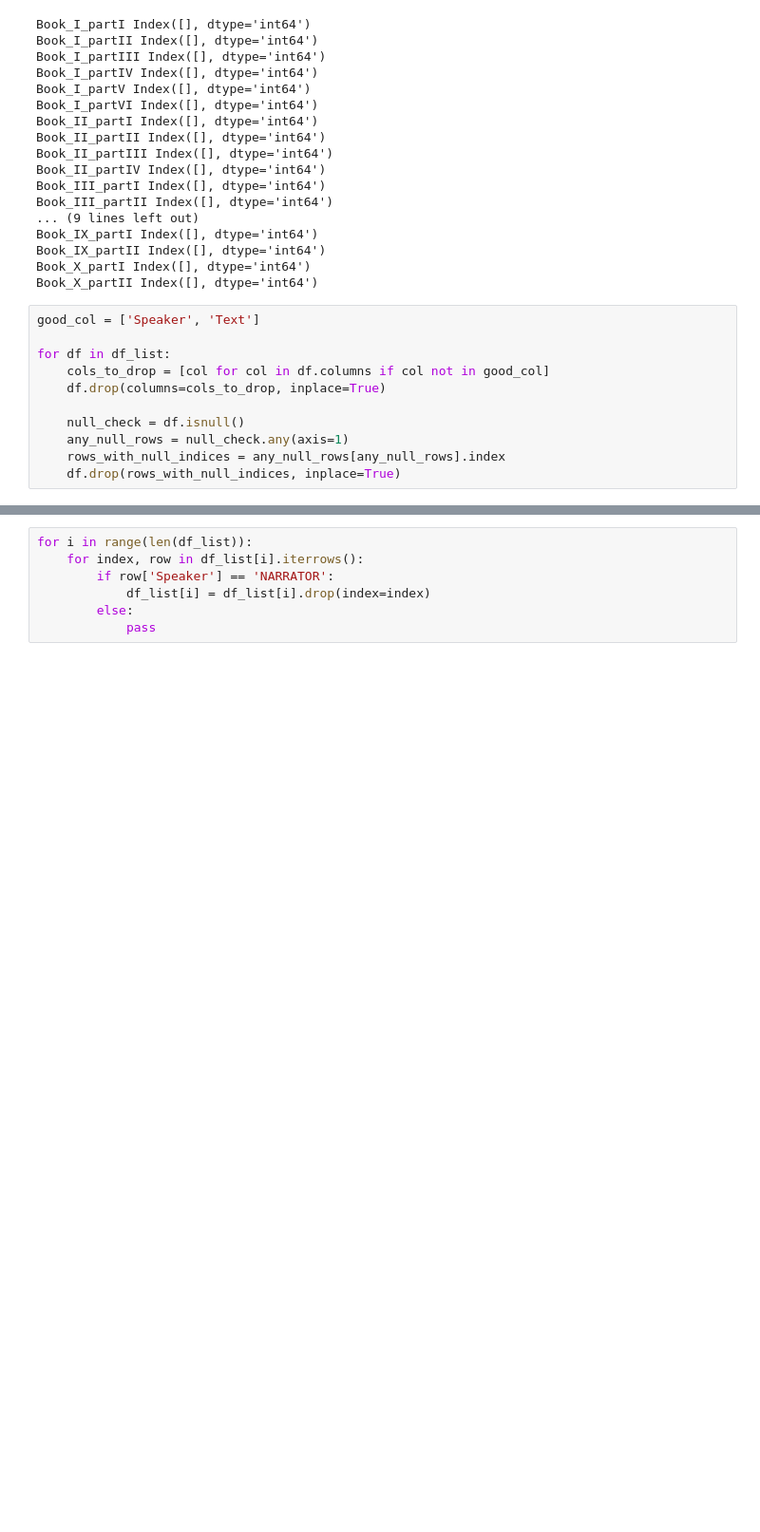
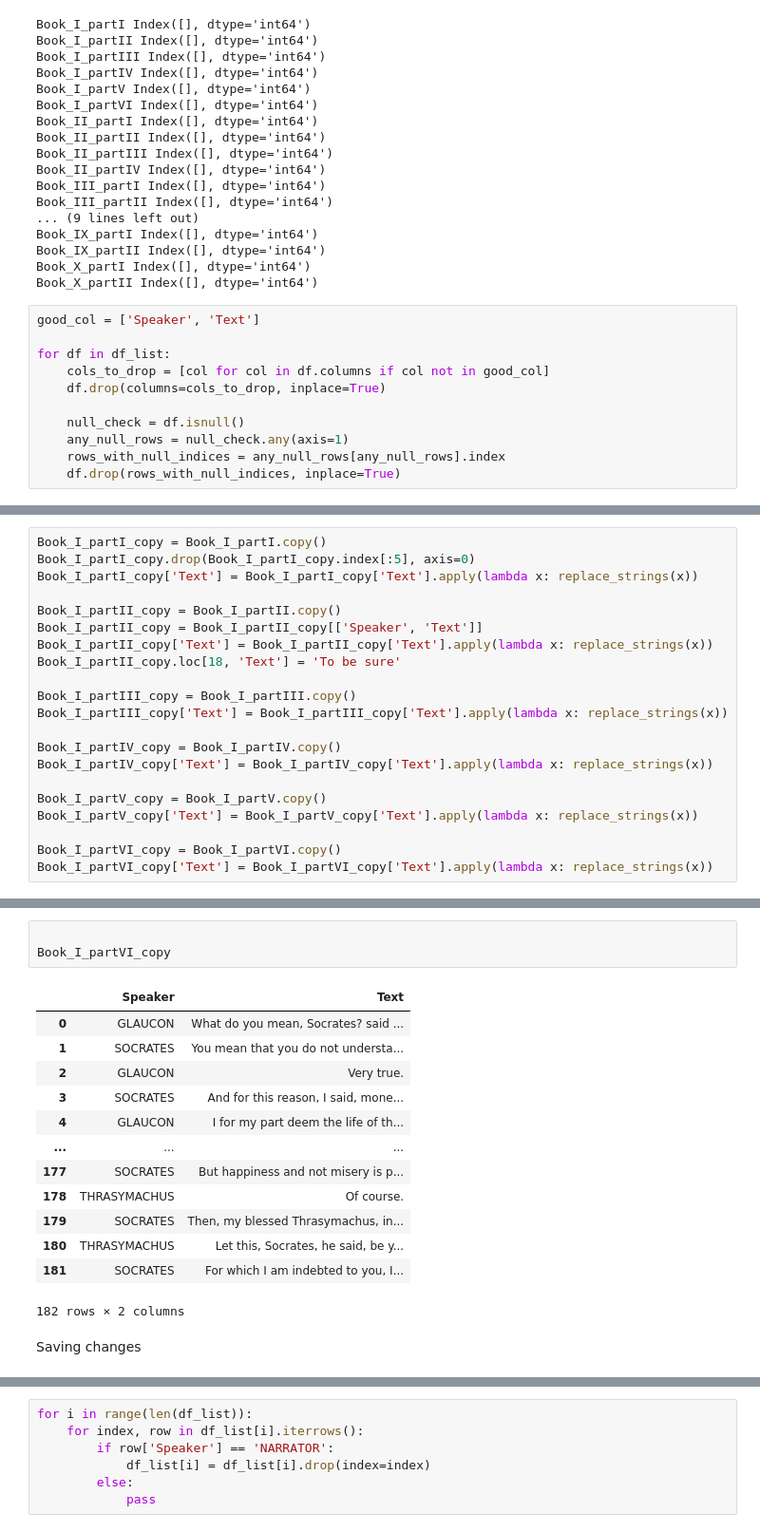
Before and after one commit to LouisDeclee/EduCrate, a Jupyter notebook: code/notebooks/test.ipynb, the cells around one changed output, grey strips where cells are left out. Shown at 95% size. Saved outputs shown, nothing was run; the diff lists cells and outputs as text; blank space fills up the shorter version.

```diff
--- a/code/notebooks/test.ipynb
+++ b/code/notebooks/test.ipynb
@@ -267,0 +283,21 @@ for df in df_list:
+# %%
+Book_I_partI_copy = Book_I_partI.copy()
+Book_I_partI_copy.drop(Book_I_partI_copy.index[:5], axis=0)
+Book_I_partI_copy['Text'] = Book_I_partI_copy['Text'].apply(lambda x: replace_strings(x))
+
+Book_I_partII_copy = Book_I_partII.copy()
+Book_I_partII_copy = Book_I_partII_copy[['Speaker', 'Text']]
+Book_I_partII_copy['Text'] = Book_I_partII_copy['Text'].apply(lambda x: replace_strings(x))
+Book_I_partII_copy.loc[18, 'Text'] = 'To be sure'
+
+Book_I_partIII_copy = Book_I_partIII.copy()
+Book_I_partIII_copy['Text'] = Book_I_partIII_copy['Text'].apply(lambda x: replace_strings(x))
+
+Book_I_partIV_copy = Book_I_partIV.copy()
+Book_I_partIV_copy['Text'] = Book_I_partIV_copy['Text'].apply(lambda x: replace_strings(x))
+
+Book_I_partV_copy = Book_I_partV.copy()
+Book_I_partV_copy['Text'] = Book_I_partV_copy['Text'].apply(lambda x: replace_strings(x))
+
+Book_I_partVI_copy = Book_I_partVI.copy()
+Book_I_partVI_copy['Text'] = Book_I_partVI_copy['Text'].apply(lambda x: replace_strings(x))
@@ -267,0 +353,19 @@ for df in df_list:
+# %%
+
+Book_I_partVI_copy
+# %% [output]
+|  | Speaker | Text |
+| 0 | GLAUCON | What do you mean, Socrates? said ... |
+| 1 | SOCRATES | You mean that you do not understa... |
+| 2 | GLAUCON | Very true. |
+| 3 | SOCRATES | And for this reason, I said, mone... |
+| 4 | GLAUCON | I for my part deem the life of th... |
+| ... | ... | ... |
+| 177 | SOCRATES | But happiness and not misery is p... |
+| 178 | THRASYMACHUS | Of course. |
+| 179 | SOCRATES | Then, my blessed Thrasymachus, in... |
+| 180 | THRASYMACHUS | Let this, Socrates, he said, be y... |
+| 181 | SOCRATES | For which I am indebted to you, I... |
+182 rows × 2 columns
+# %% [markdown]
+Saving changes
```
Also changed, not shown: parts of 18 cells of this notebook, 3 other files.
